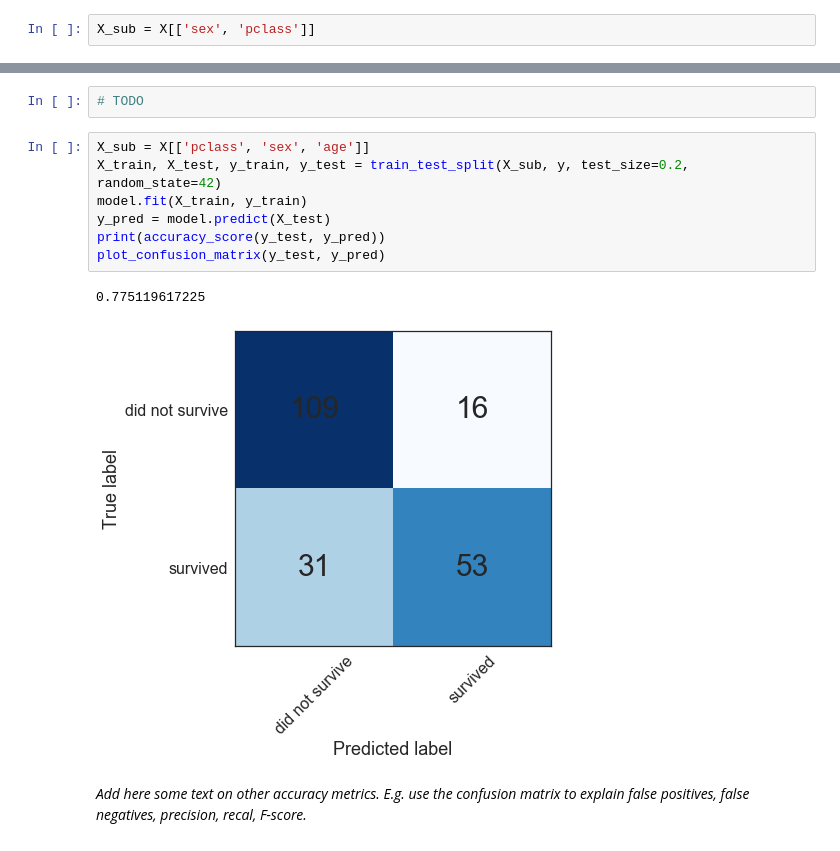
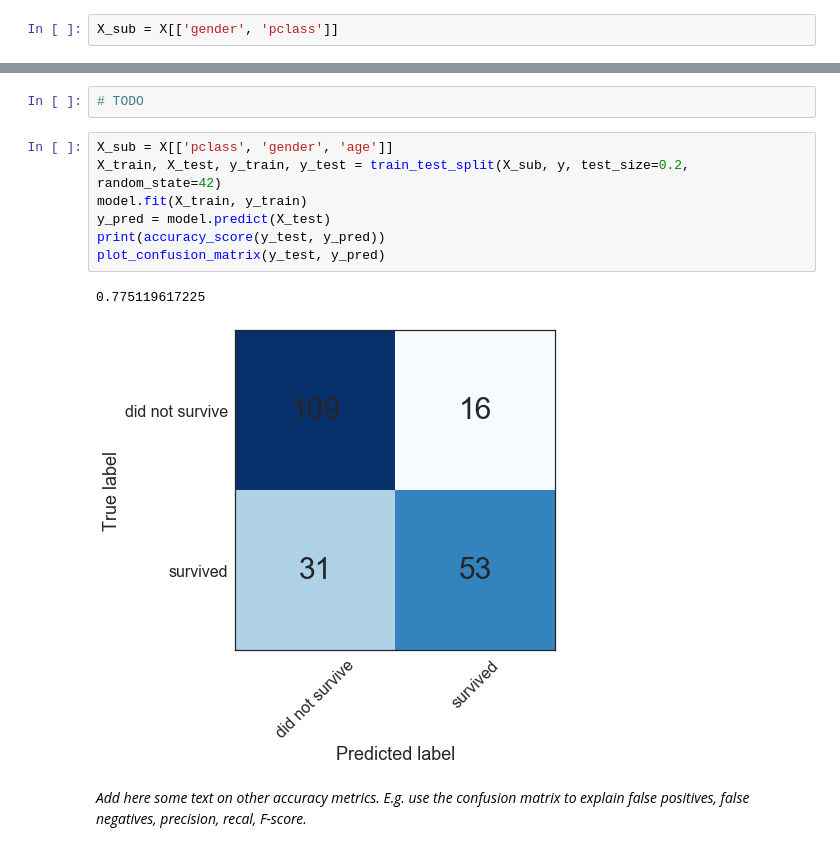
Before and after one commit to marijavlajic/code-university-ml-workshop, a Jupyter notebook: ML Workshop Part 2 - Logistic Regression.ipynb, the cells around one changed output, grey strips where cells are left out. Saved outputs shown, nothing was run; the diff lists cells and outputs as text.

```diff
--- a/ML Workshop Part 2 - Logistic Regression.ipynb
+++ b/ML Workshop Part 2 - Logistic Regression.ipynb
@@ -99,7 +115,7 @@ Where did our model do well and where it failed? Let's plot the dataset and find
 
 We started with just using `sex` of a passenger as a feature. Let's see what happens if we add their passenger class, `pclass` as well.
 # %%
-X_sub = X[['sex', 'pclass']]
+X_sub = X[['gender', 'pclass']]
 # %% [markdown]
 Separate the data into training and test sets using a 80/20 split.
 # %%
@@ -135,15 +151,15 @@ As an exercise, pick another feature to add and see how that changes the accurac
 # %%
 # TODO
 # %%
-X_sub = X[['pclass', 'sex', 'age']]
+X_sub = X[['pclass', 'gender', 'age']]
 X_train, X_test, y_train, y_test = train_test_split(X_sub, y, test_size=0.2, random_state=42)
 model.fit(X_train, y_train)
 y_pred = model.predict(X_test)
 print(accuracy_score(y_test, y_pred))
 plot_confusion_matrix(y_test, y_pred)
 # %% [output]
 0.775119617225
-[figure, old version]
+[figure, new version]
 # %% [markdown]
 _Add here some text on other accuracy metrics. E.g. use the confusion matrix to explain false positives, false negatives, precision, recal, F-score._
 # %%
```
Also changed, not shown: parts of 11 cells of this notebook, 1 other file.
